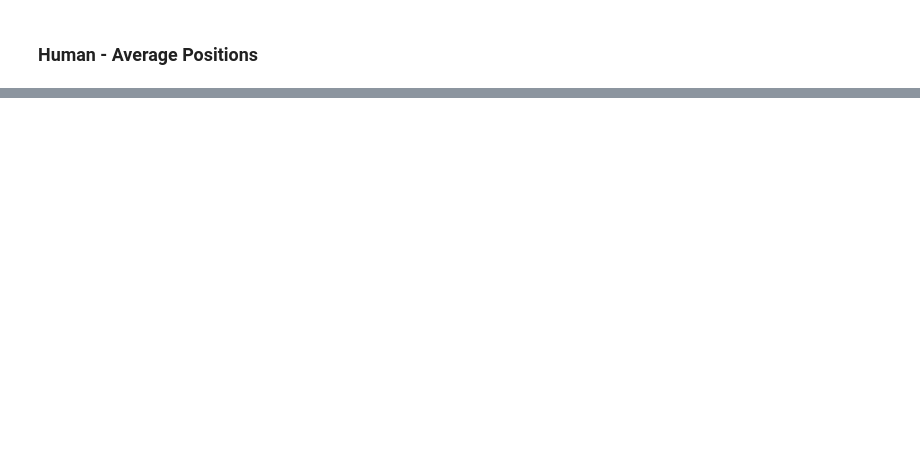
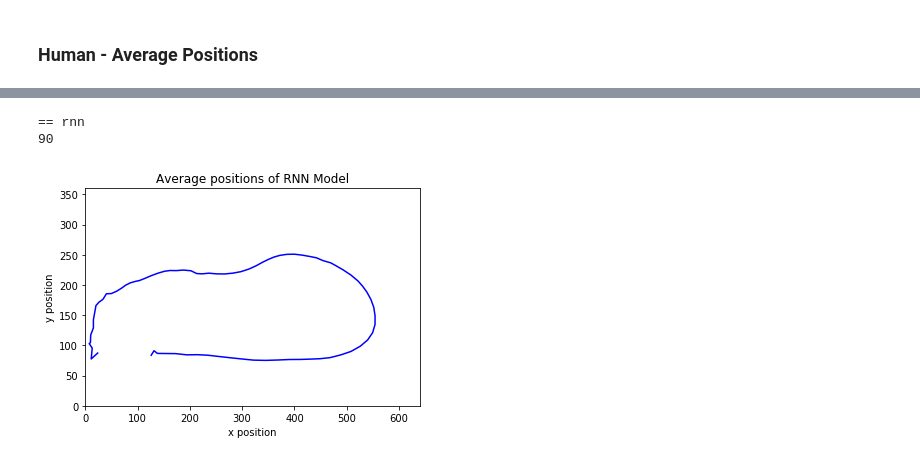
Before and after one commit to jzisheng/Scaled-Self-Driving-Car, a Jupyter notebook: notebooks/AveragingPositions.ipynb, the cells around one changed output, grey strips where cells are left out. Saved outputs shown, nothing was run; the diff lists cells and outputs as text; code cells hidden in the pictures; blank space fills up the shorter version.

```diff
--- a/notebooks/AveragingPositions.ipynb
+++ b/notebooks/AveragingPositions.ipynb
@@ -171,0 +275,24 @@ len(hx)
+# %%
+pos = rnncat
+if(len(pos) != 0):
+    print('== rnn')
+    totalpos = []
+    for i in range(len(pos)):
+        totalpos.extend(pos[i])
+    rnncatx,rnncaty = getAveragePositions(totalpos)
+# %% [output]
+== rnn
+90
+# %%
+n=4
+s=6
+plt.plot(rnncatx[s:len(rnncatx)-n],rnncaty[s:len(rnncaty)-n],c='b')
+
+plt.xlim(0, 1920/3)
+plt.ylim(0, 1080/3)     # set the ylim to ymin, ymax
+plt.title('Average positions of RNN Model')
+plt.xlabel('x position')
+plt.ylabel('y position')
+plt.show()
+# %% [output]
+[figure, added]
```
Also changed, not shown: parts of 26 cells of this notebook.
